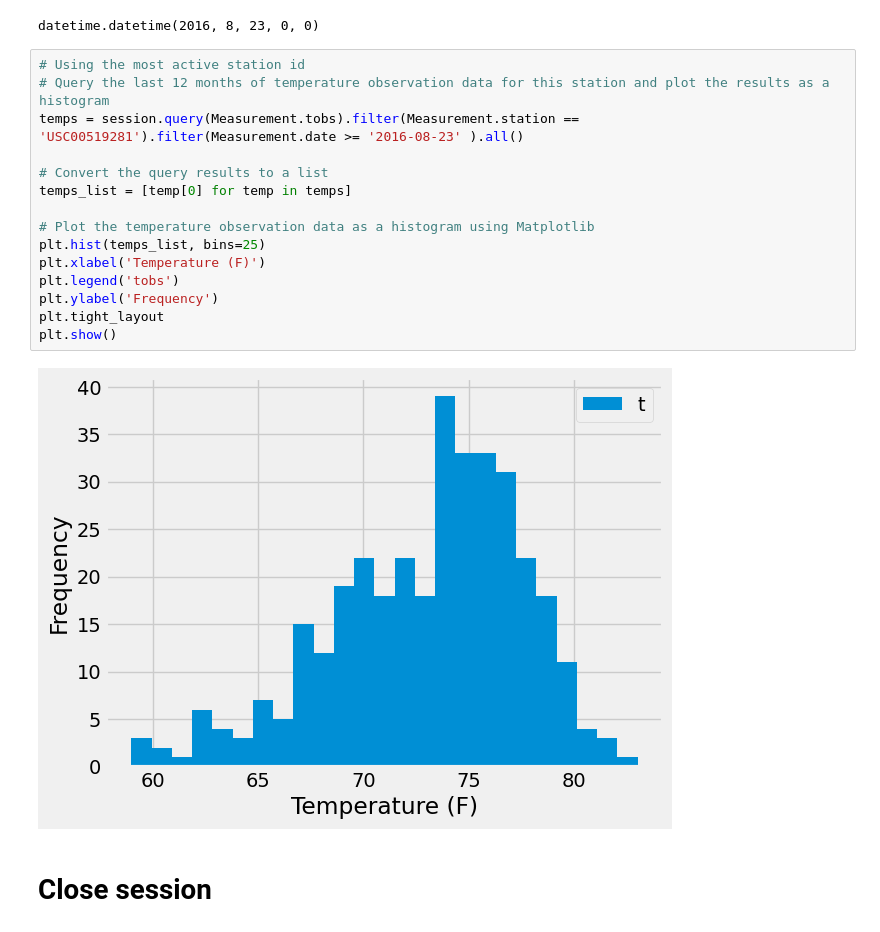
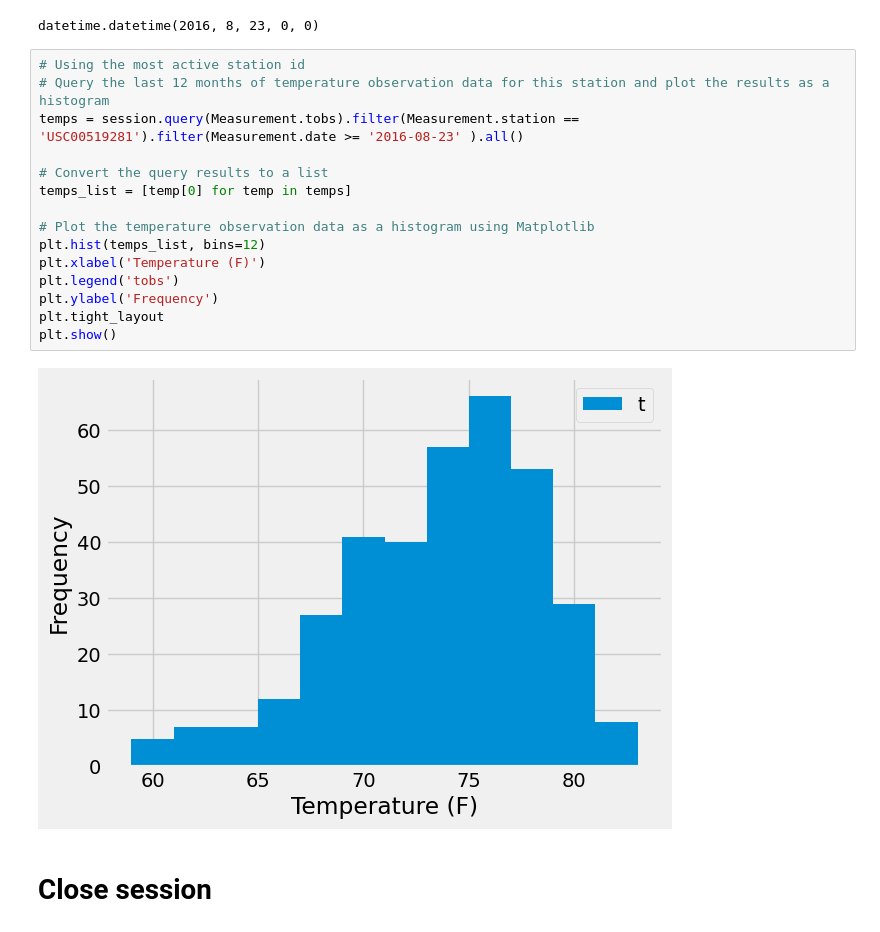
Before and after one commit to Gorbulin1989/sqlalchemy-challenge, a Jupyter notebook: SurfUp/climate_starter.ipynb, the cells around one changed output. Drawn from its saved outputs; the diff is of its cells as text.

```diff
--- a/SurfUp/climate_starter.ipynb
+++ b/SurfUp/climate_starter.ipynb
@@ -138,20 +138,20 @@ datetime.datetime(2016, 8, 23, 0, 0)
 # %%
 # Using the most active station id
 # Query the last 12 months of temperature observation data for this station and plot the results as a histogram
 temps = session.query(Measurement.tobs).filter(Measurement.station == 'USC00519281').filter(Measurement.date >= '2016-08-23' ).all()
 
 # Convert the query results to a list
 temps_list = [temp[0] for temp in temps]
 
 # Plot the temperature observation data as a histogram using Matplotlib
-plt.hist(temps_list, bins=25)
+plt.hist(temps_list, bins=12)
 plt.xlabel('Temperature (F)')
 plt.legend('tobs')
 plt.ylabel('Frequency')
 plt.tight_layout
 plt.show()
 # %% [output]
-[figure, old version]
+[figure, new version]
 # %% [markdown]
 # Close session
 # %%
```
Also changed, not shown: 1 other file.
